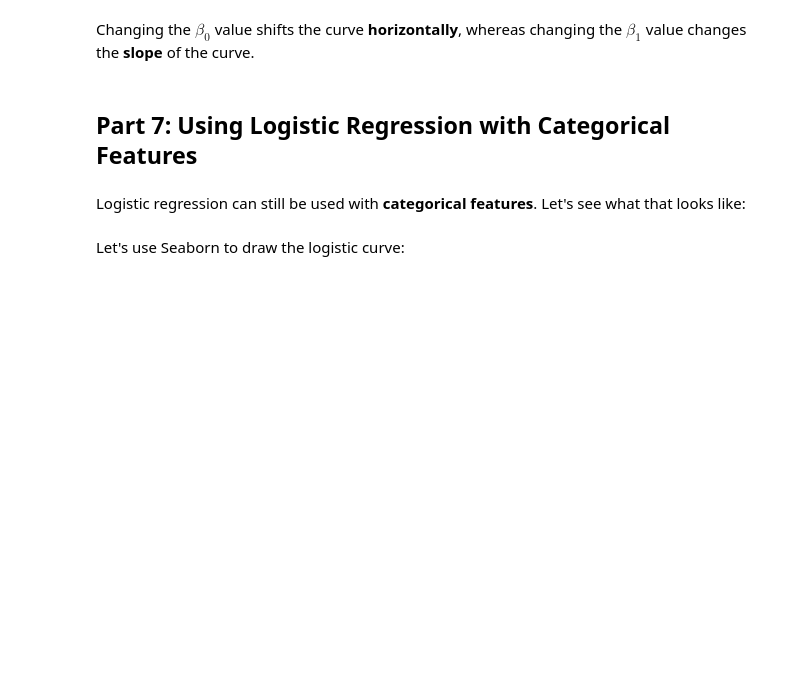
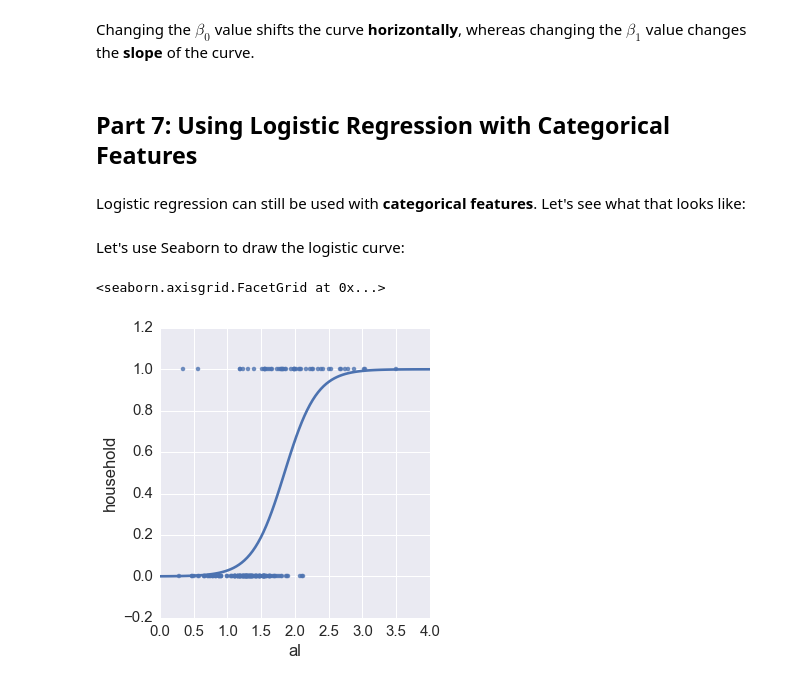
Before and after one commit to JamesByers/GA-SEA-DAT1, a Jupyter notebook: notebooks/12_logistic_regression.ipynb, the cells around one changed output. Saved outputs shown, nothing was run; the diff lists cells and outputs as text; code cells hidden in the pictures; blank space fills up the shorter version.

Commit message:
simplified notebooks/12_logistic_regression.ipynb

```diff
--- a/notebooks/12_logistic_regression.ipynb
+++ b/notebooks/12_logistic_regression.ipynb
@@ -400,11 +318,14 @@ Changing the $\beta_0$ value shifts the curve **horizontally**, whereas changing
 Logistic regression can still be used with **categorical features**. Let's see what that looks like:
 # %%
 # create a categorical feature
-glass['high_ba'] = np.where(glass.ba > 0.5, 1, 0)
+glass['high_al'] = np.where(glass.al > 2, 1, 0)
 # %% [markdown]
 Let's use Seaborn to draw the logistic curve:
 # %%
 # original (continuous) feature
-sns.lmplot(x='ba', y='household', data=glass, ci=None, logistic=True)
+sns.lmplot(x='al', y='household', data=glass, ci=None, logistic=True)
+# %% [output]
+<seaborn.axisgrid.FacetGrid at 0x...>
+[figure, added]
 # %%
 # categorical feature
```
Also changed, not shown: parts of 39 cells of this notebook, 1 other file.
